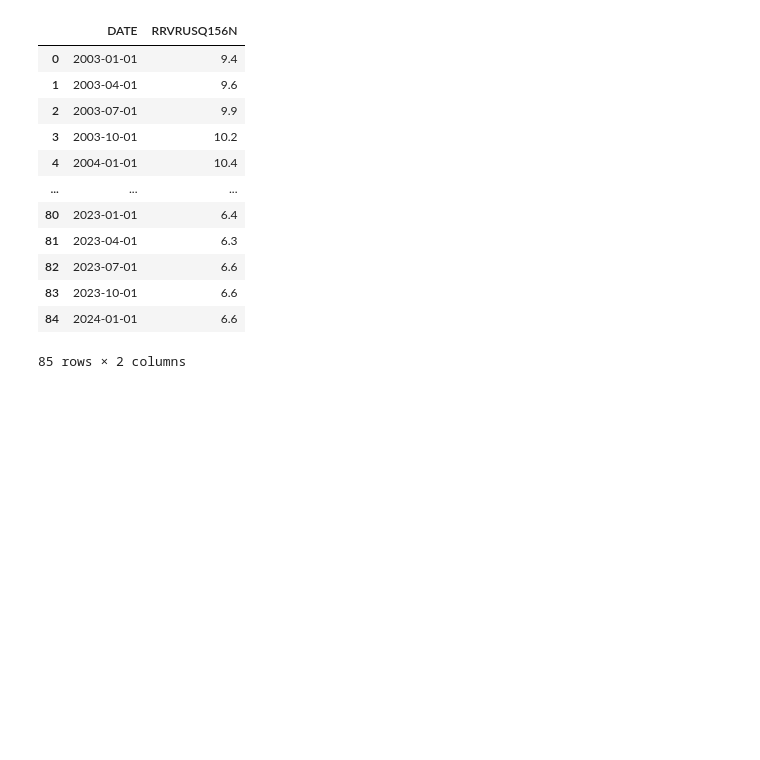
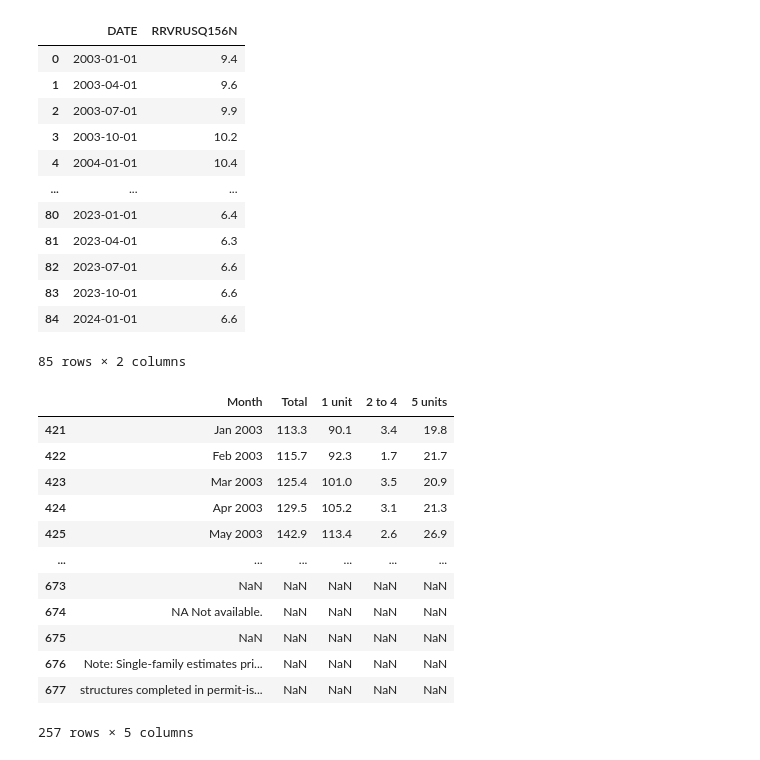
Before and after one commit to crankyastrologer/take_home_assignment, a Jupyter notebook: preprocessing.ipynb, the cells around one changed output. Saved outputs shown, nothing was run; the diff lists cells and outputs as text; code cells hidden in the pictures; blank space fills up the shorter version.

```diff
--- a/preprocessing.ipynb
+++ b/preprocessing.ipynb
@@ -610,3 +610,28 @@ df
 | 83 | 2023-10-01 | 6.6 |
 | 84 | 2024-01-01 | 6.6 |
 85 rows × 2 columns
+# %%
+import pandas as pd
+df = pd.read_csv('assignment/houses_built/houses_built.csv')
+# %%
+df = df[['Month','Total','1 unit','2 to 4', '5 units']]
+# %%
+new_df = df[1:]
+# %%
+new_dfa = new_df[df.loc[df['Month'] == 'Dec 2002'].index[0]:]
+# %%
+new_dfa
+# %% [output]
+|  | Month | Total | 1 unit | 2 to 4 | 5 units |
+| 421 | Jan 2003 | 113.3 | 90.1 | 3.4 | 19.8 |
+| 422 | Feb 2003 | 115.7 | 92.3 | 1.7 | 21.7 |
+| 423 | Mar 2003 | 125.4 | 101.0 | 3.5 | 20.9 |
+| 424 | Apr 2003 | 129.5 | 105.2 | 3.1 | 21.3 |
+| 425 | May 2003 | 142.9 | 113.4 | 2.6 | 26.9 |
+| ... | ... | ... | ... | ... | ... |
+| 673 | NaN | NaN | NaN | NaN | NaN |
+| 674 | NA Not available. | NaN | NaN | NaN | NaN |
+| 675 | NaN | NaN | NaN | NaN | NaN |
+| 676 | Note: Single-family estimates pri... | NaN | NaN | NaN | NaN |
+| 677 | structures completed in permit-is... | NaN | NaN | NaN | NaN |
+257 rows × 5 columns
```
Also changed, not shown: parts of 7 cells of this notebook, 5 other files.
